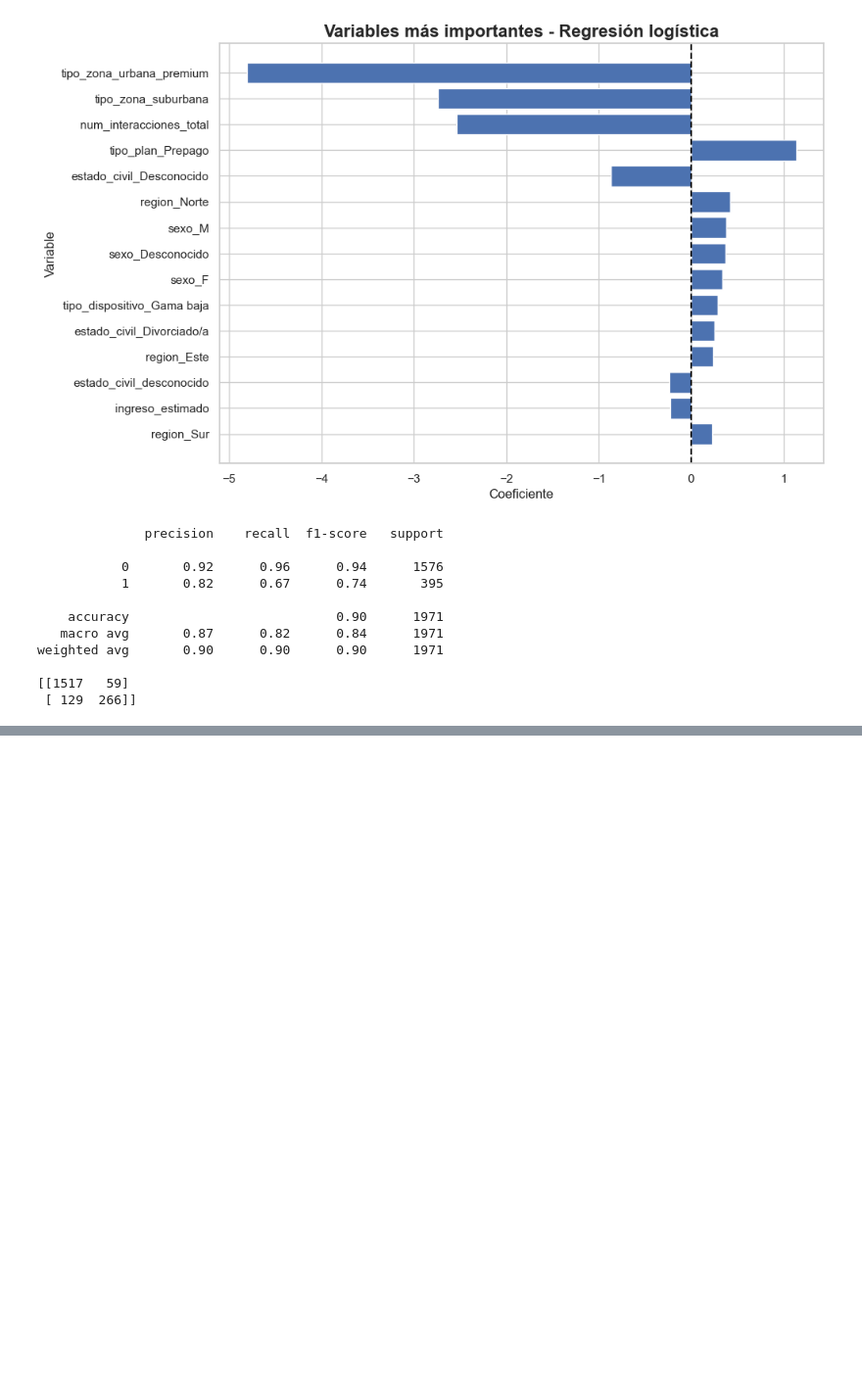
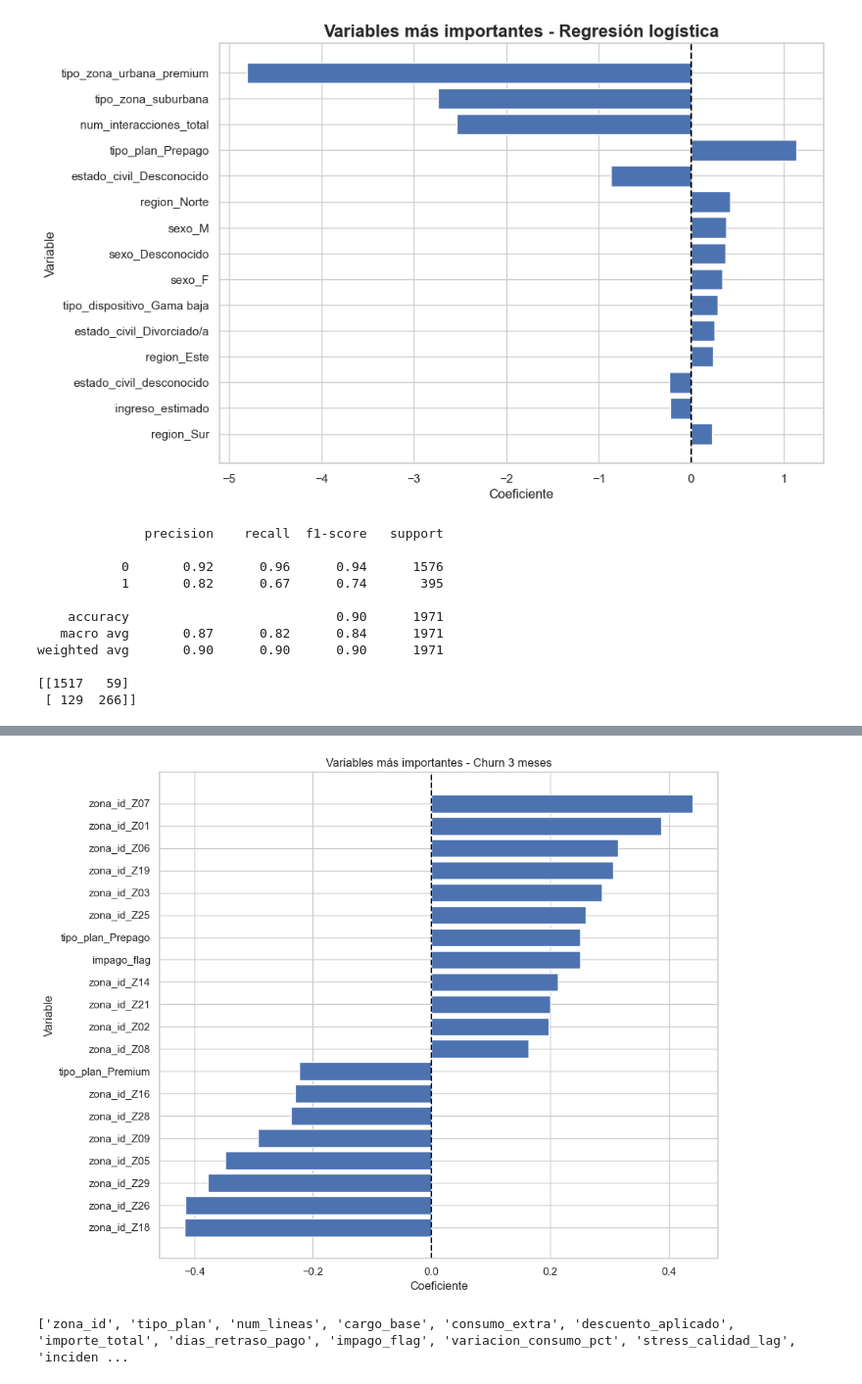
Before and after one commit to ancarmar03-create/UCV-Churn, a Jupyter notebook: notebooks/modelo1.ipynb, the cells around one changed output, grey strips where cells are left out. Shown at 98% size. Cells and saved outputs as stored; diff of their text form; code cells hidden in the pictures; blank space fills up the shorter version.

```diff
--- a/notebooks/modelo1.ipynb
+++ b/notebooks/modelo1.ipynb
@@ -1145,0 +2223,38 @@ weighted avg       0.90      0.90      0.90      1971
+# %%
+
+top_n = 20
+
+top_vars = (
+    importancia
+    .head(top_n)
+    .sort_values('coeficiente')
+)
+
+plt.figure(figsize=(10,8))
+
+plt.barh(
+    top_vars['variable'],
+    top_vars['coeficiente']
+)
+
+plt.axvline(
+    x=0,
+    color='black',
+    linestyle='--'
+)
+
+plt.title(
+    'Variables más importantes - Churn 3 meses'
+)
+
+plt.xlabel('Coeficiente')
+plt.ylabel('Variable')
+
+plt.tight_layout()
+plt.show()
+# %% [output]
+[figure, added]
+# %%
+print(X.columns.tolist())
+# %% [output]
+['zona_id', 'tipo_plan', 'num_lineas', 'cargo_base', 'consumo_extra', 'descuento_aplicado', 'importe_total', 'dias_retraso_pago', 'impago_flag', 'variacion_consumo_pct', 'stress_calidad_lag', 'inciden ...
```
Also changed, not shown: parts of 82 cells of this notebook.
